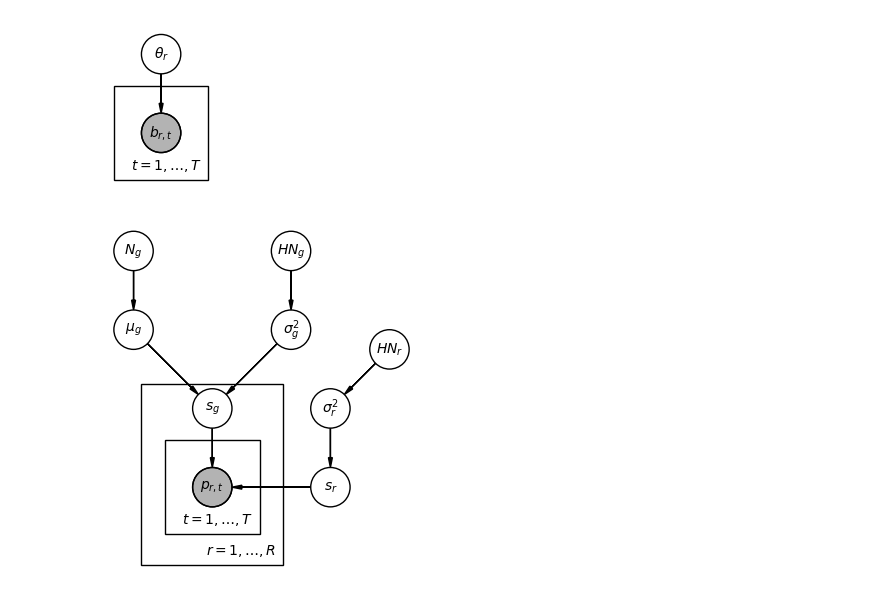
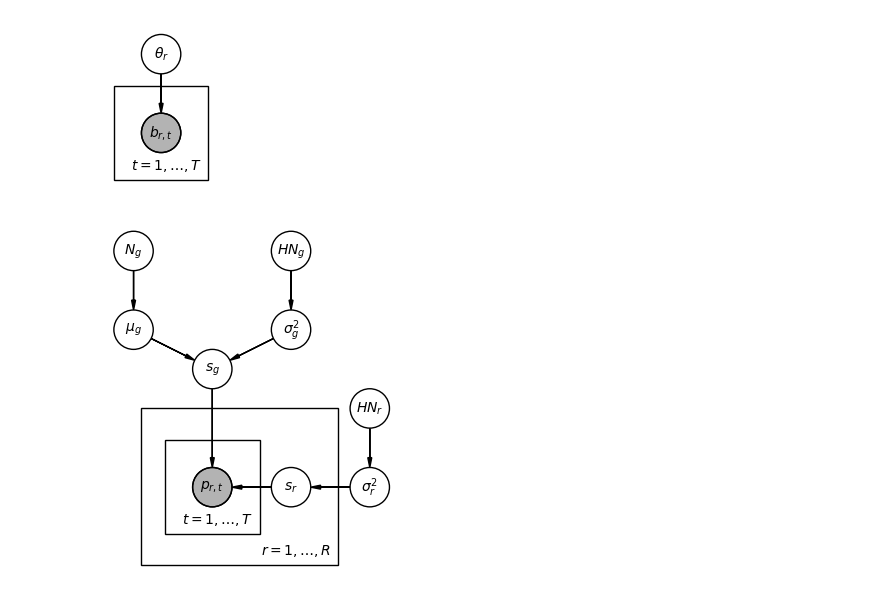
Before and after one commit to rickyrojas311/realtimeElectionForecasting, a Jupyter notebook: model_img.ipynb, the cells around one changed output. Drawn from its saved outputs; the diff is of its cells as text; code cells hidden in the pictures.

Commit message:
Fixed plate viz + added geo viz

```diff
--- a/model_img.ipynb
+++ b/model_img.ipynb
@@ -31,36 +31,36 @@ plt.show()
 [figure]
 # %%
 pgm = PGM()
-pgm.add_node("nix_r", r"$HN_r$", 3.25, 2.75)
+pgm.add_node("nix_r", r"$HN_r$", 3, 2)
 pgm.add_node("nix_g", r"$HN_g$", 2, 4)
-pgm.add_node("s_r", r"$s_r$", 2.5, 1)
+pgm.add_node("s_r", r"$s_r$", 2, 1)
 pgm.add_node("N_g", r"$N_g$", 0, 4)
 pgm.add_node("mu_g", r"$\mu_g$", 0, 3)
 pgm.add_node("sigma_g", r"$\sigma^2_g$", 2, 3)
 # pgm.add_node("mu_r", r"$\mu_r$", 3.5, 1.5)
-pgm.add_node("sigma_r", r"$\sigma^2_r$", 2.5, 2)
+pgm.add_node("sigma_r", r"$\sigma^2_r$", 3, 1)
 
-pgm.add_plate([0.1, 0.01, 1.8, 2.3], label=r"$r = 1, \ldots, R$",
+pgm.add_plate([0.1, 0.01, 2.5, 2], label=r"$r = 1, \ldots, R$",
               position="bottom right")
-pgm.add_node("s", r"$s_{g}$", 1, 2)
+pgm.add_node("s", r"$s_{g}$", 1, 2.5)
 pgm.add_node("batch", r"$p_{r,t}$", 1, 1, observed=True)
 pgm.add_plate([0.4, 0.4, 1.2, 1.2], label=r"$t = 1, \ldots, T$",
               position="bottom right")
 
 # pgm.add_edge("nix_g", "mu_g")
 pgm.add_edge("nix_g", "sigma_g")
 pgm.add_edge("mu_g", "s")
 pgm.add_edge("sigma_g", "s")
 pgm.add_edge("s", "batch")
 pgm.add_edge("s_r", "batch")
 pgm.add_edge("N_g", "mu_g")
 # pgm.add_edge("nix_r", "mu_r")
 pgm.add_edge("nix_r", "sigma_r")
 # pgm.add_edge("mu_r", "s_r")
 pgm.add_edge("sigma_r", "s_r")
 
 pgm.render()
 plt.gca().set_aspect('equal')
 plt.show()
 # %% [output]
-[figure, old version]
+[figure, new version]
```
Also changed, not shown: 2 other files.
